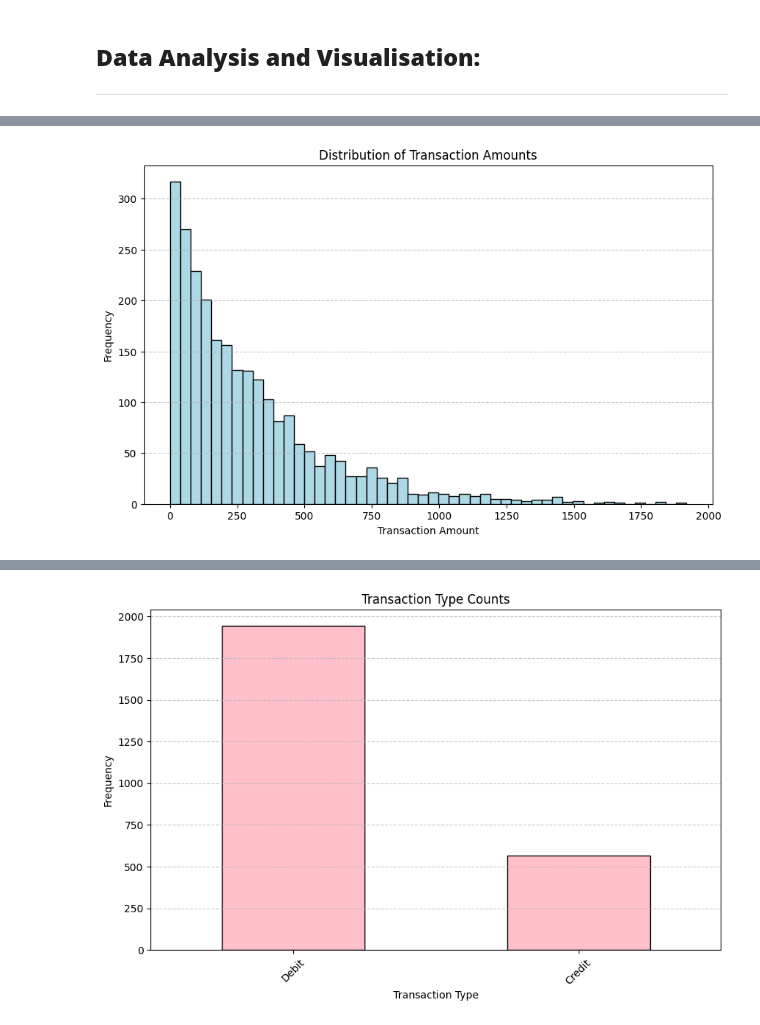
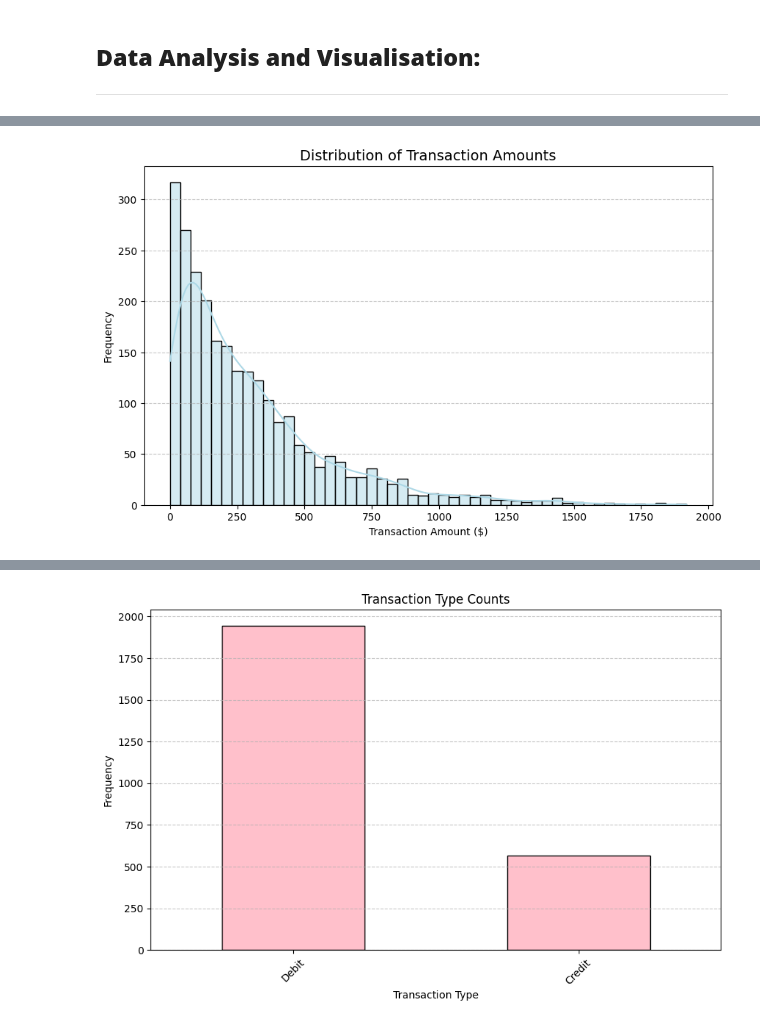
Before and after one commit to briannemcgrath/PFDA, a Jupyter notebook: project/project.ipynb, the cells around one changed output, grey strips where cells are left out. Saved outputs shown, nothing was run; the diff lists cells and outputs as text; code cells hidden in the pictures.

Commit message:
Analysis on Distribution of Transaction Amounts
- Looked at histplot
- Reviewed findings

```diff
--- a/project/project.ipynb
+++ b/project/project.ipynb
@@ -203,10 +205,10 @@ ___
 # %%
 plt.figure(figsize=(10, 6))
-plt.hist(df['TransactionAmount'], bins=50, color='lightblue', edgecolor='black')
+sns.histplot(df['TransactionAmount'], bins=50, kde=True, color='lightblue')
 plt.grid(axis='y', linestyle='--', alpha=0.7)
-plt.title('Distribution of Transaction Amounts')
-plt.xlabel('Transaction Amount')
+plt.title('Distribution of Transaction Amounts', fontsize=14)
+plt.xlabel('Transaction Amount ($)')
 plt.ylabel('Frequency')
 plt.show()
 # %% [output]
-[figure, old version]
+[figure, new version]
```
Also changed, not shown: parts of 5 cells of this notebook.
